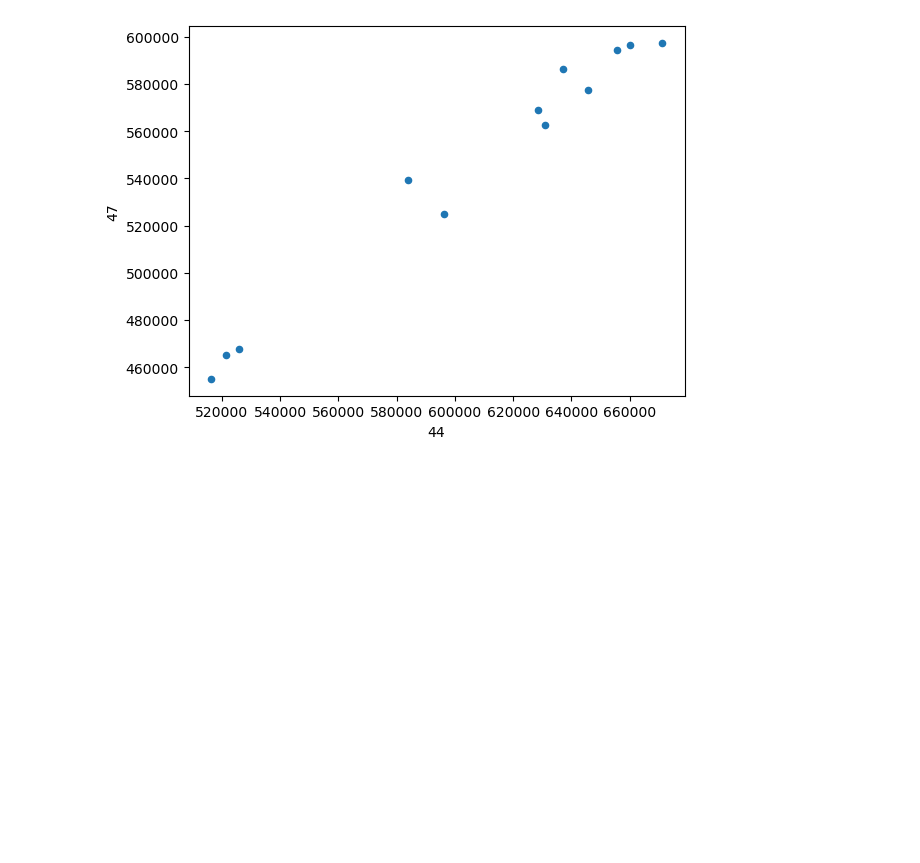
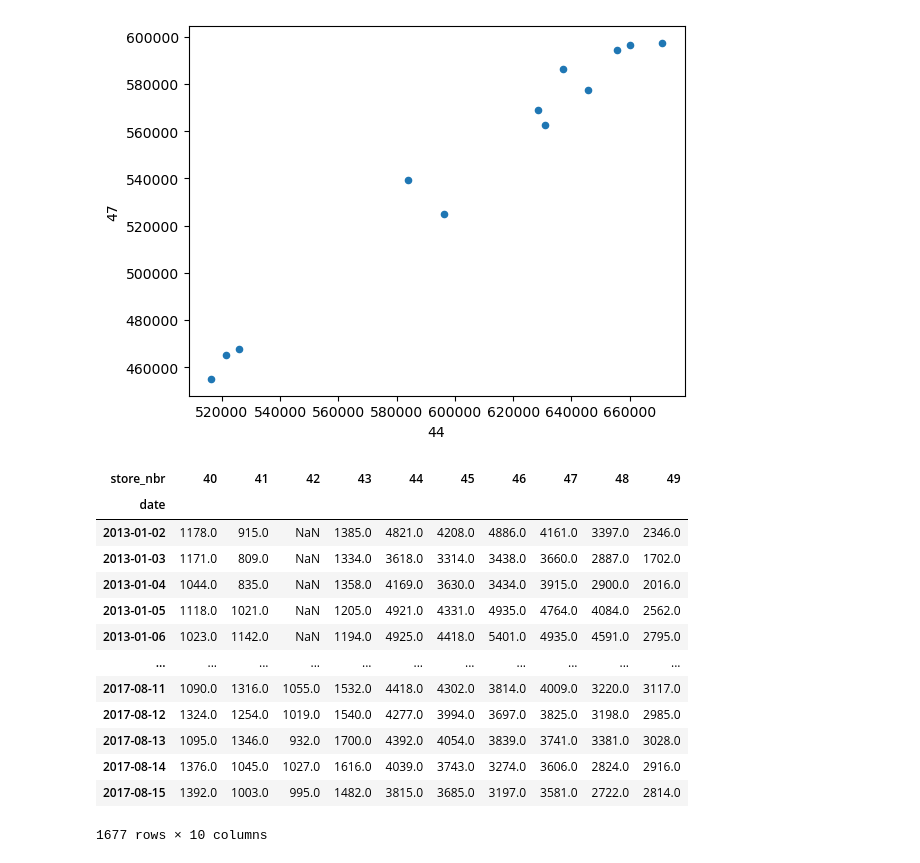
Before and after one commit to DanhHoangLongDuong/pandasandnumpy, a Jupyter notebook: 5.DataVisualization/9.pieChart&Scatterplots.ipynb, the cells around one changed output. Drawn from its saved outputs; the diff is of its cells as text; code cells hidden in the pictures; blank space fills up the shorter version.

```diff
--- a/5.DataVisualization/9.pieChart&Scatterplots.ipynb
+++ b/5.DataVisualization/9.pieChart&Scatterplots.ipynb
@@ -64,3 +38,30 @@ store_40s = list(range(40, 50))
 # %% [output]
 <Axes: xlabel='44', ylabel='47'>
 [figure]
+# %%
+tempTable = (
+    transactions
+    .query("store_nbr in @store_40s")
+    .pivot_table(
+                index=transactions["date"].astype("datetime64[ns]"),
+                columns="store_nbr",
+                values="transactions",
+                aggfunc="sum"
+                )
+)
+tempTable
+# %% [output]
+| store_nbr | 40 | 41 | 42 | 43 | 44 | 45 | 46 | 47 | 48 | 49 |
+| date |  |  |  |  |  |  |  |  |  |  |
+| 2013-01-02 | 1178.0 | 915.0 | NaN | 1385.0 | 4821.0 | 4208.0 | 4886.0 | 4161.0 | 3397.0 | 2346.0 |
+| 2013-01-03 | 1171.0 | 809.0 | NaN | 1334.0 | 3618.0 | 3314.0 | 3438.0 | 3660.0 | 2887.0 | 1702.0 |
+| 2013-01-04 | 1044.0 | 835.0 | NaN | 1358.0 | 4169.0 | 3630.0 | 3434.0 | 3915.0 | 2900.0 | 2016.0 |
+| 2013-01-05 | 1118.0 | 1021.0 | NaN | 1205.0 | 4921.0 | 4331.0 | 4935.0 | 4764.0 | 4084.0 | 2562.0 |
+| 2013-01-06 | 1023.0 | 1142.0 | NaN | 1194.0 | 4925.0 | 4418.0 | 5401.0 | 4935.0 | 4591.0 | 2795.0 |
+| ... | ... | ... | ... | ... | ... | ... | ... | ... | ... | ... |
+| 2017-08-11 | 1090.0 | 1316.0 | 1055.0 | 1532.0 | 4418.0 | 4302.0 | 3814.0 | 4009.0 | 3220.0 | 3117.0 |
+| 2017-08-12 | 1324.0 | 1254.0 | 1019.0 | 1540.0 | 4277.0 | 3994.0 | 3697.0 | 3825.0 | 3198.0 | 2985.0 |
+| 2017-08-13 | 1095.0 | 1346.0 | 932.0 | 1700.0 | 4392.0 | 4054.0 | 3839.0 | 3741.0 | 3381.0 | 3028.0 |
+| 2017-08-14 | 1376.0 | 1045.0 | 1027.0 | 1616.0 | 4039.0 | 3743.0 | 3274.0 | 3606.0 | 2824.0 | 2916.0 |
+| 2017-08-15 | 1392.0 | 1003.0 | 995.0 | 1482.0 | 3815.0 | 3685.0 | 3197.0 | 3581.0 | 2722.0 | 2814.0 |
+1677 rows × 10 columns
```
Also changed, not shown: parts of 3 cells of this notebook.
